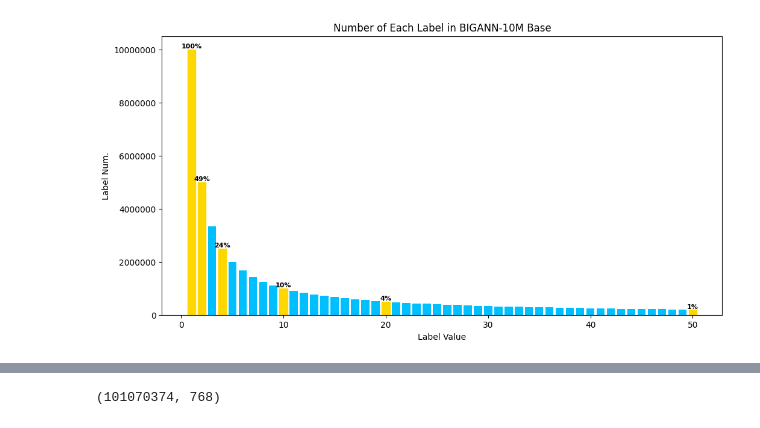
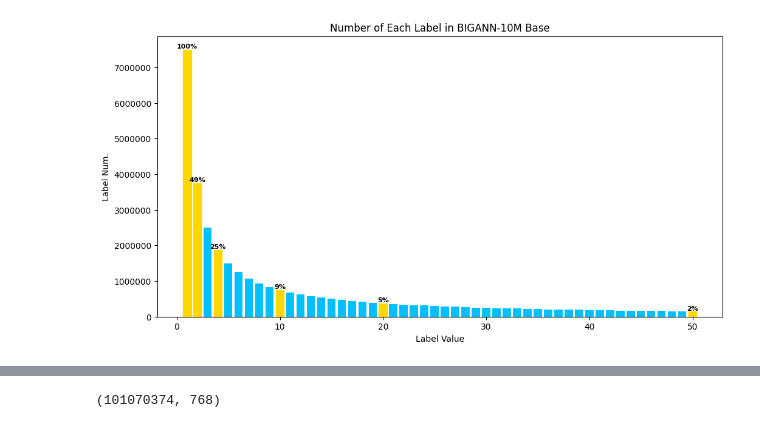
Before and after one commit to sujingbo0217/ANNlib, a Jupyter notebook: data/label_analysis.ipynb, the cells around one changed output, grey strips where cells are left out. Drawn from its saved outputs; the diff is of its cells as text; code cells hidden in the pictures.

```diff
--- a/data/label_analysis.ipynb
+++ b/data/label_analysis.ipynb
@@ -4,0 +39,3 @@ from collections import defaultdict
+# %%
+bigann_label_path = "/localdata/jsu068/bigann/bigann.10M.L50.zipf0.75.base.txt"
+bigann = analyze_labels(bigann_label_path)
@@ -5,44 +49,31 @@ from collections import defaultdict
 # %%
-bigann = {
-    1: 10000000, 2: 4999385, 3: 3333334, 4: 2498426, 5: 2000000,
-    6: 1666667, 7: 1427348, 8: 1250000, 9: 1109807, 10: 1000000,
-    11: 908303, 12: 833030, 13: 769231, 14: 714006, 15: 666667,
-    16: 624333, 17: 588051, 18: 554592, 19: 526316, 20: 499407,
-    21: 476173, 22: 454546, 23: 434555, 24: 416667, 25: 399956,
-    26: 384616, 27: 370105, 28: 356400, 29: 344828, 30: 332483,
-    31: 322552, 32: 311736, 33: 303031, 34: 293976, 35: 285681,
-    36: 277778, 37: 270136, 38: 263158, 39: 256411, 40: 250000,
-    41: 243595, 42: 238077, 43: 231337, 44: 226781, 45: 222223,
-    46: 217344, 47: 212670, 48: 208091, 49: 204082, 50: 199854
-}
-
 percentile = [100, 50, 25, 10, 5, 1]
 # colors = ["deepskyblue", "mediumseagreen", "fuchsia", "lightcoral", "darkorange", "red"]
 sorted_bigann = dict(sorted(bigann.items(), key=lambda item: item[1]))
 keys = list(sorted_bigann.keys())
 values = list(sorted_bigann.values())
 max_value = max(values)
 highlights = [max_value * (p / 100) for p in percentile]
 choices = [np.argmin([abs(v - hv) for v in values]) for hv in highlights]
 
 # plot bigann histogram
 plt.figure(figsize=(12, 6))
 bars = plt.bar(keys, values, color="deepskyblue")
 
 used = defaultdict(int)
 
 for i, idx in enumerate(choices):
     if idx in used:
         if used[idx] <= abs(percentile[i] - bigann[50 - idx] / max_value * 100):
             continue
     used[idx] = abs(percentile[i] - bigann[50 - idx] / max_value * 100)
     bars[idx].set_color("gold")
     plt.text(bars[idx].get_x() + bars[idx].get_width() / 2, bars[idx].get_height(), f"{int(bigann[50 - idx] / max_value * 100)}%", ha="center", va="bottom", fontsize=8, fontweight="bold")
 
 plt.xlabel("Label Value")
 plt.ylabel("Label Num.")
 plt.title("Number of Each Label in BIGANN-10M Base")
 plt.ticklabel_format(style="plain", axis='y')
 plt.show()
 # %% [output]
-[figure, old version]
+[figure, new version]
```
Also changed, not shown: parts of 18 cells of this notebook, 3 other files.
